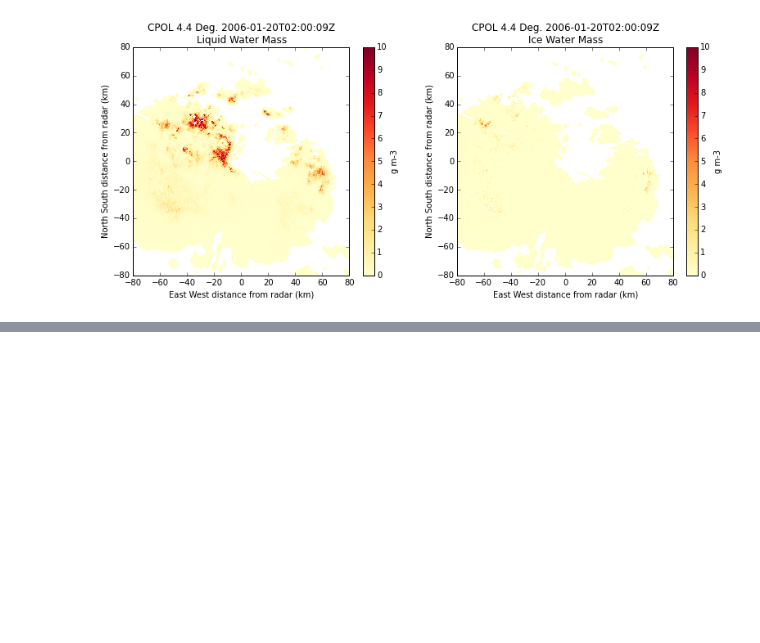
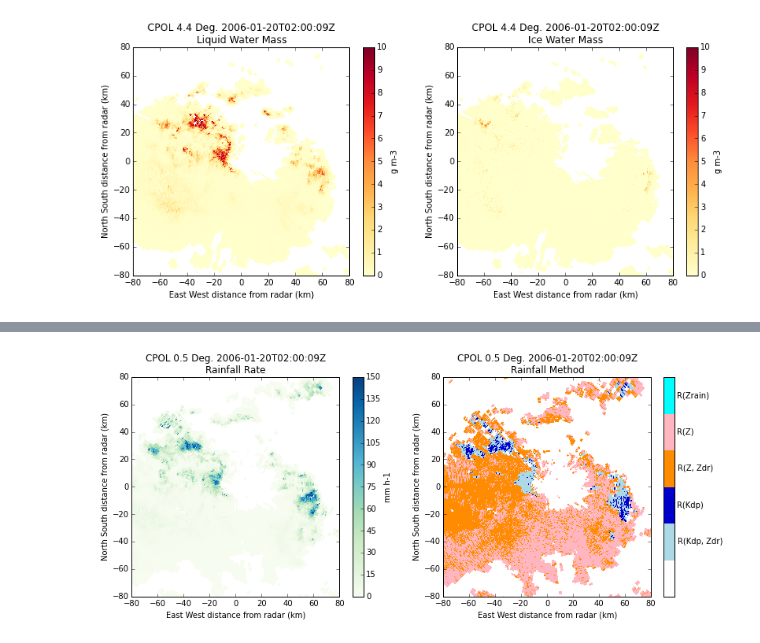
Before and after one commit to CSU-Radarmet/CSU_RadarTools, a Jupyter notebook: notebooks/CSU_RadarTools_Demo.ipynb, the cells around one changed output, grey strips where cells are left out. Cells and saved outputs as stored; diff of their text form; code cells hidden in the pictures; blank space fills up the shorter version.

```diff
--- a/notebooks/CSU_RadarTools_Demo.ipynb
+++ b/notebooks/CSU_RadarTools_Demo.ipynb
@@ -267,0 +278,15 @@ calc_liquid_ice_mass(dbz, zdr, z, T=None, Hfrz=None, method='cifelli', fit_a=Non
+# %%
+rain, method = csu_blended_rain.csu_hidro_rain(dz=dz, zdr=dr, kdp=kd, fhc=fh)
+radar = add_field_to_radar_object(rain, radar, field_name='rain', units='mm h-1',
+                                  long_name='HIDRO Rainfall Rate', standard_name='Rainfall Rate')
+radar = add_field_to_radar_object(method, radar, field_name='method', units='',
+                                  long_name='HIDRO Rainfall Method',
+                                  standard_name='Rainfall Method')
+# %%
+fig, ax1, ax2, display = two_panel_plot(radar, sweep=0, var1='rain', vmin1=0, vmax1=150,
+                                        cmap1='GnBu', var2='method', vmin2=0, vmax2=5,
+                                        cmap2=cmapmeth, units2='', return_flag=True, xlim=lim,
+                                        ylim=lim, units1='mm h-1')
+display.cbs[1] = adjust_meth_colorbar_for_pyart(display.cbs[1])
+# %% [output]
+[figure, added]
```
Also changed, not shown: parts of 14 cells of this notebook, 1 other file.
